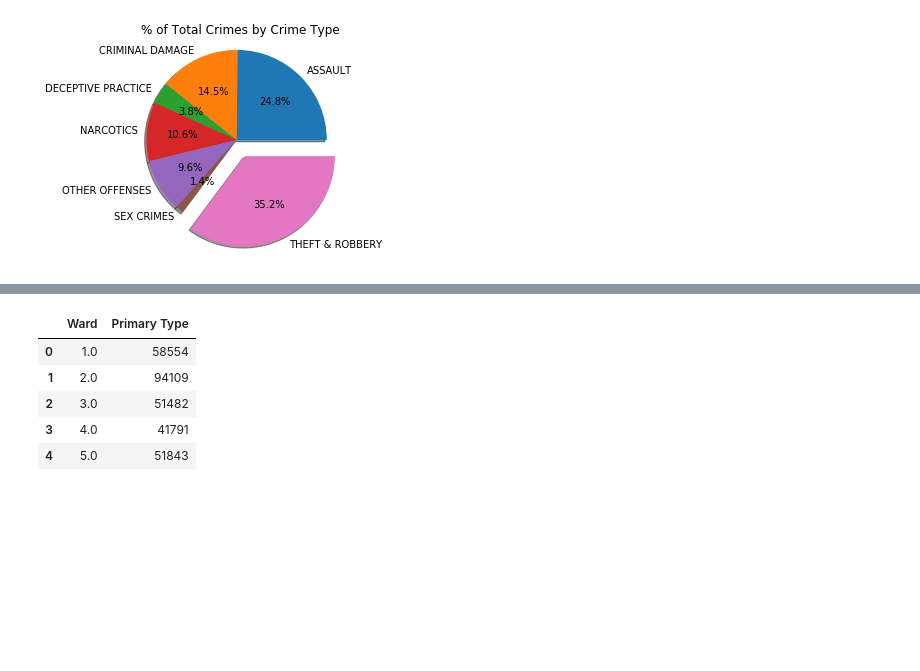
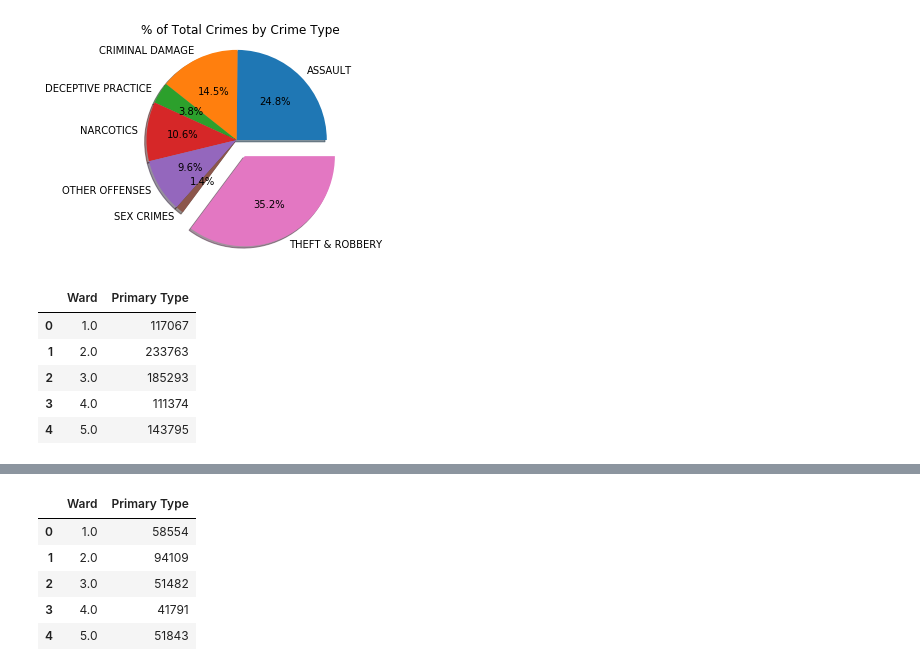
Before and after one commit to BLKOPL/ChiPy, a Jupyter notebook: project1.ipynb, the cells around one changed output, grey strips where cells are left out. Drawn from its saved outputs; the diff is of its cells as text; code cells hidden in the pictures; blank space fills up the shorter version.

```diff
--- a/project1.ipynb
+++ b/project1.ipynb
@@ -123,3 +122,22 @@ plt.savefig("../crimes_pie.png")
 plt.show()
 # %% [output]
 [figure]
+# %%
+#dataframe with all crimes by ward
+# Store latitude and longitude in locations
+ward_all_df = pd.DataFrame(crimes_data_df.groupby("Ward")["Primary Type"].count())
+ward_all_df = ward_all_df.reset_index(drop=False)
+# Collect the mean unemployment rates for the world
+number_crimes_all = ward_all_df["Primary Type"]
+
+# Collect the years where data was collected
+ward_all_keys = ward_all_df["Ward"]
+x_axis = np.arange(len(ward_all_df))
+ward_all_df.head()
+# %% [output]
+|  | Ward | Primary Type |
+| 0 | 1.0 | 117067 |
+| 1 | 2.0 | 233763 |
+| 2 | 3.0 | 185293 |
+| 3 | 4.0 | 111374 |
+| 4 | 5.0 | 143795 |
```
Also changed, not shown: parts of 5 cells of this notebook.
